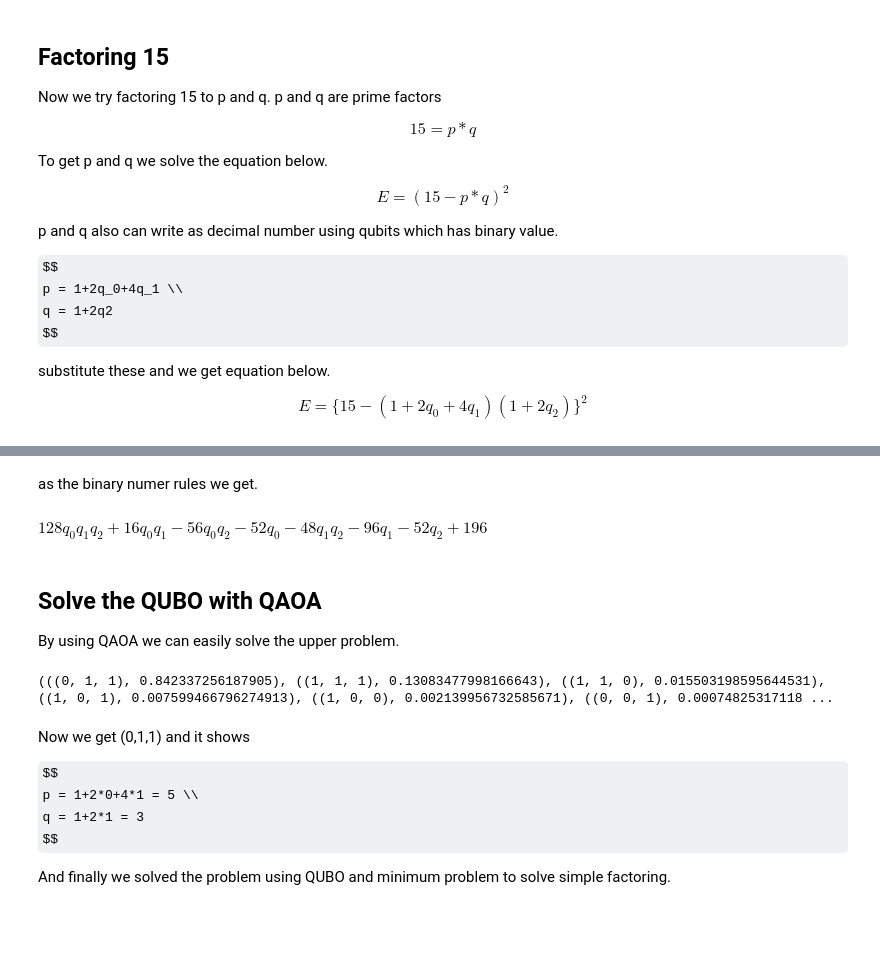
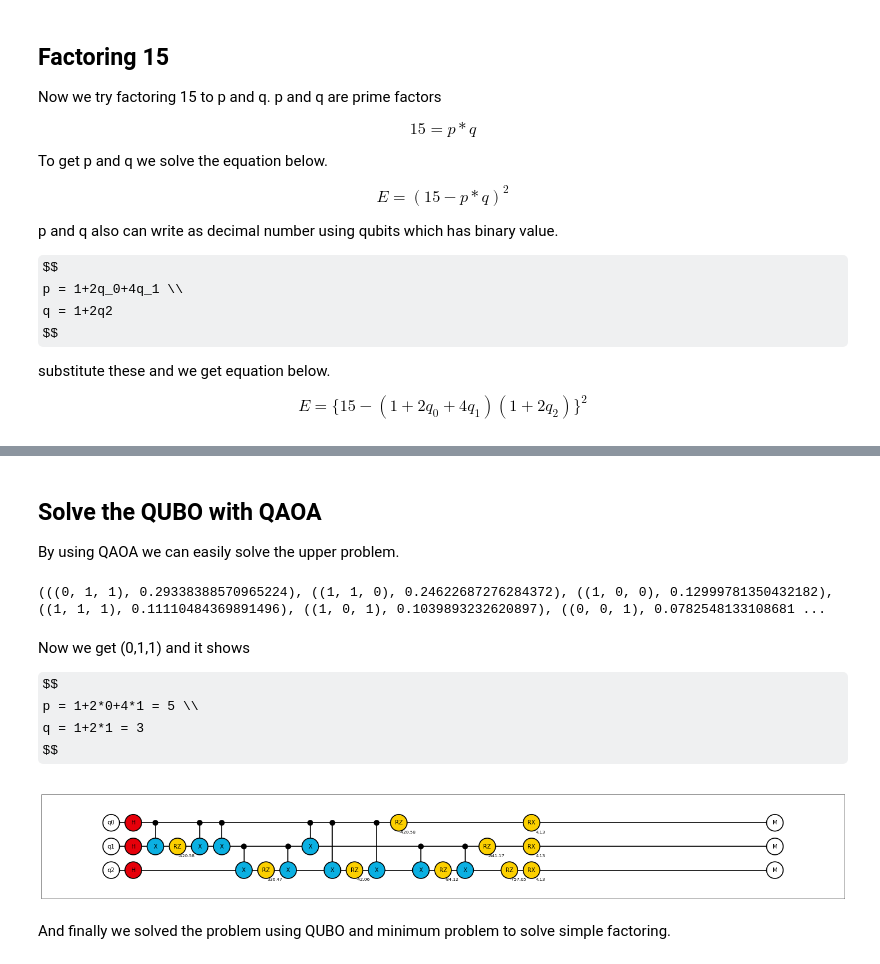
Before and after one commit to Qaqarot/qaqarot-tutorials, a Jupyter notebook: tutorial/319_factorization.ipynb, the cells around one changed output, grey strips where cells are left out. Saved outputs shown, nothing was run; the diff lists cells and outputs as text; code cells hidden in the pictures; some formulas as TeX source; blank space fills up the shorter version.

Commit message:
update factoring

```diff
--- a/tutorial/319_factorization.ipynb
+++ b/tutorial/319_factorization.ipynb
@@ -43,12 +31,3 @@ $\displaystyle 16 q_{0}^{2} q_{2}^{2} + 16 q_{0}^{2} q_{2} + 4 q_{0}^{2} + 64 q_
-# %% [markdown]
-as the binary numer rules we get.
-# %%
-E = E.subs(q0**2, q0)
-E = E.subs(q1**2, q1)
-E = E.subs(q2**2, q2)
-E
-# %% [output]
-$\displaystyle 128 q_{0} q_{1} q_{2} + 16 q_{0} q_{1} - 56 q_{0} q_{2} - 52 q_{0} - 48 q_{1} q_{2} - 96 q_{1} - 52 q_{2} + 196$
 # %% [markdown]
 ## Solve the QUBO with QAOA
 By using QAOA we can easily solve the upper problem.
@@ -56,13 +35,13 @@ By using QAOA we can easily solve the upper problem.
 from blueqat import vqe
 from blueqat.pauli import qubo_bit as q
 
-hamiltonian = 128*q(0)*q(1)*q(2)+16*q(0)*q(1)-56*q(0)*q(2)-52*q(0)-48*q(1)*q(2)-96*q(1)-52*q(2)
-step = 16
+hamiltonian = (15-(1+2*q(0)+4*q(1))*(1+2*q(2)))**2
+step = 1
 
 result = vqe.Vqe(vqe.QaoaAnsatz(hamiltonian, step)).run()
 print(result.most_common(12))
 # %% [output]
-(((0, 1, 1), 0.842337256187905), ((1, 1, 1), 0.13083477998166643), ((1, 1, 0), 0.015503198595644531), ((1, 0, 1), 0.007599466796274913), ((1, 0, 0), 0.002139956732585671), ((0, 0, 1), 0.00074825317118 ...
+(((0, 1, 1), 0.29338388570965224), ((1, 1, 0), 0.24622687276284372), ((1, 0, 0), 0.12999781350432182), ((1, 1, 1), 0.11110484369891496), ((1, 0, 1), 0.1039893232620897), ((0, 0, 1), 0.0782548133108681 ...
 # %% [markdown]
 Now we get (0,1,1) and it shows
 
@@ -70,5 +49,9 @@ $$
 p = 1+2*0+4*1 = 5 \\
 q = 1+2*1 = 3
 $$
-
-And finally we solved the problem using QUBO and minimum problem to solve simple factoring.
+# %%
+result.circuit.run(backend="draw")
+# %% [output]
+[figure, added]
+# %% [markdown]
+And finally we solved the problem using QUBO and minimum problem to solve simple factoring.
```
Also changed, not shown: parts of 1 cell of this notebook.
